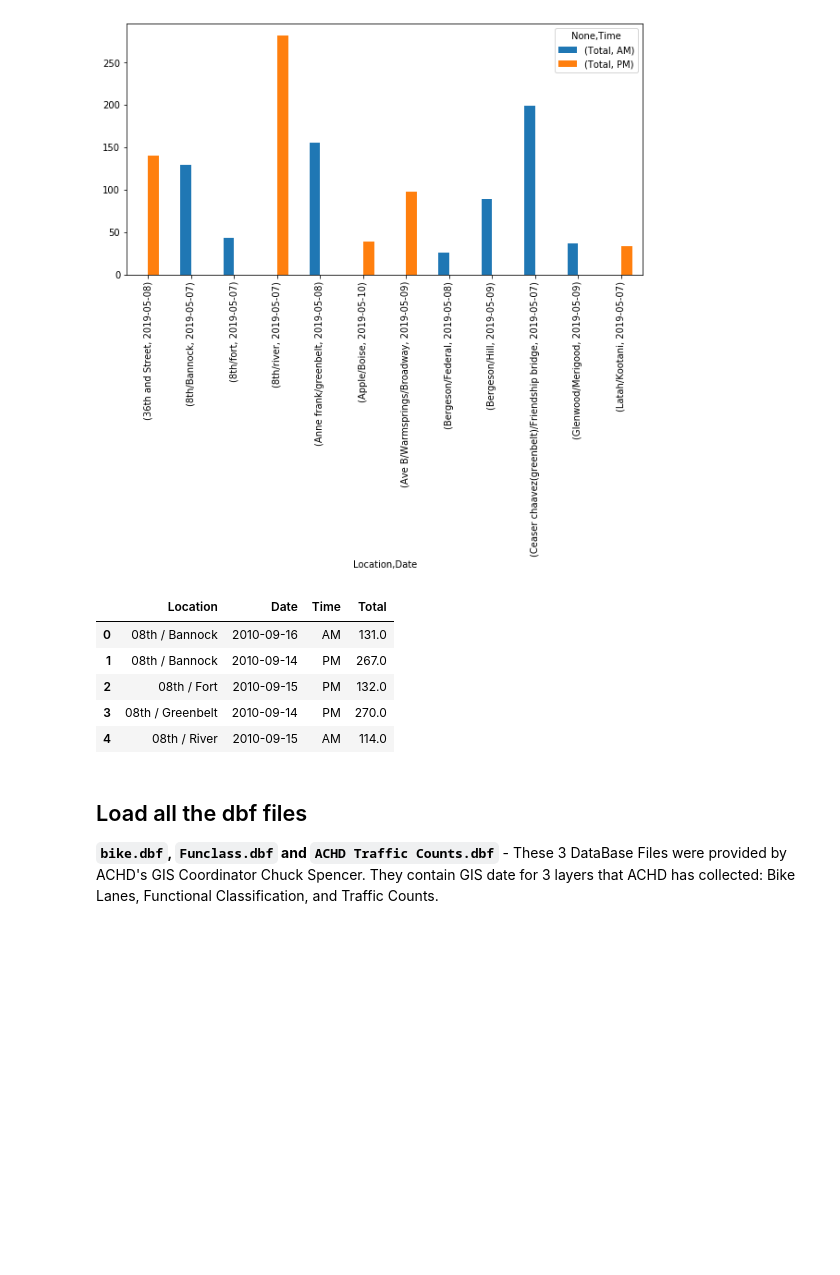
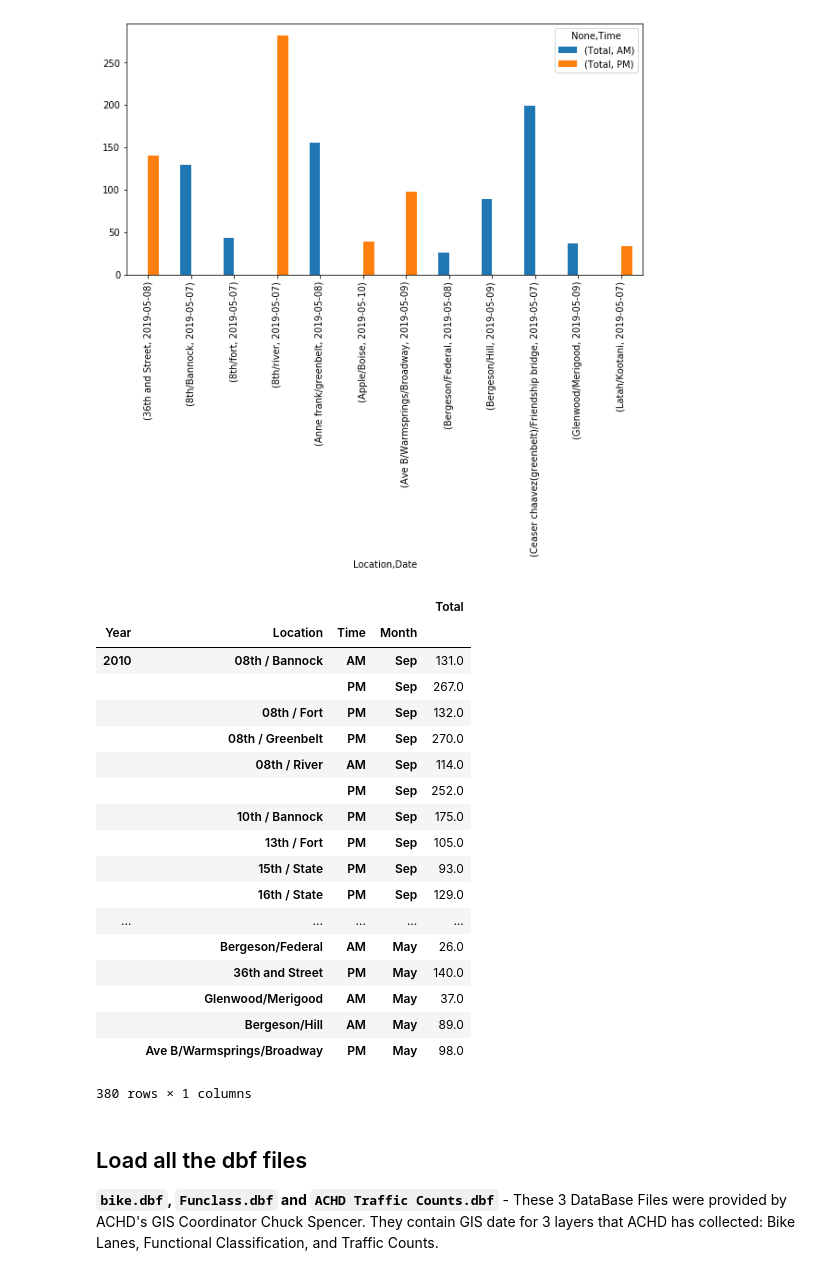
Before and after one commit to mikestefancic/TVCA, a Jupyter notebook: 02-tvca-explore.ipynb, the cells around one changed output. Cells and saved outputs as stored; diff of their text form; code cells hidden in the pictures; blank space fills up the shorter version.

```diff
--- a/02-tvca-explore.ipynb
+++ b/02-tvca-explore.ipynb
@@ -245,16 +247,36 @@ bike_count_2019_may.set_index(['Location','Date','Time']).unstack().plot.bar(fig
 # %% [output]
 <matplotlib.axes._subplots.AxesSubplot at 0x...>
 [figure]
-# %%
-bike_count_2010_2019 = pd.read_csv('clean-data/bike-count-2010-2019.csv')
-bike_count_2010_2019.head()
-# %% [output]
-|  | Location | Date | Time | Total |
-| 0 | 08th / Bannock | 2010-09-16 | AM | 131.0 |
-| 1 | 08th / Bannock | 2010-09-14 | PM | 267.0 |
-| 2 | 08th / Fort | 2010-09-15 | PM | 132.0 |
-| 3 | 08th / Greenbelt | 2010-09-14 | PM | 270.0 |
-| 4 | 08th / River | 2010-09-15 | AM | 114.0 |
+# %%
+bike_count_2010_2019 = pd.read_csv('clean-data/bike-count-2010-2019.csv').dropna()
+
+# Convert Date column into actual date and extract year and month
+bike_count_2010_2019['Date'] = pd.to_datetime(bike_count_2010_2019['Date'])
+bike_count_2010_2019['Year'] = bike_count_2010_2019['Date'].dt.year
+bike_count_2010_2019['Month'] = bike_count_2010_2019['Date'].dt.month.astype('Int64').apply(lambda x: calendar.month_abbr[x])
+bike_count_2010_2019 = bike_count_2010_2019.drop(columns=['Date'])
+
+bike_count_2010_2019.set_index(['Year','Location','Time','Month'])
+# %% [output]
+|  |  |  |  | Total |
+| Year | Location | Time | Month |  |
+| 2010 | 08th / Bannock | AM | Sep | 131.0 |
+|  |  | PM | Sep | 267.0 |
+|  | 08th / Fort | PM | Sep | 132.0 |
+|  | 08th / Greenbelt | PM | Sep | 270.0 |
+|  | 08th / River | AM | Sep | 114.0 |
+|  |  | PM | Sep | 252.0 |
+|  | 10th / Bannock | PM | Sep | 175.0 |
+|  | 13th / Fort | PM | Sep | 105.0 |
+|  | 15th / State | PM | Sep | 93.0 |
+|  | 16th / State | PM | Sep | 129.0 |
+| ... | ... | ... | ... | ... |
+|  | Bergeson/Federal | AM | May | 26.0 |
+|  | 36th and Street | PM | May | 140.0 |
+|  | Glenwood/Merigood | AM | May | 37.0 |
+|  | Bergeson/Hill | AM | May | 89.0 |
+|  | Ave B/Warmsprings/Broadway | PM | May | 98.0 |
+380 rows × 1 columns
 # %% [markdown]
 ## Load all the dbf files
 **`bike.dbf`, `Funclass.dbf` and `ACHD Traffic Counts.dbf`** - These 3 DataBase Files were provided by ACHD's GIS Coordinator Chuck Spencer. They contain GIS date for 3 layers that ACHD has collected: Bike Lanes, Functional Classification, and Traffic Counts.
```
Also changed, not shown: parts of 5 cells of this notebook.
